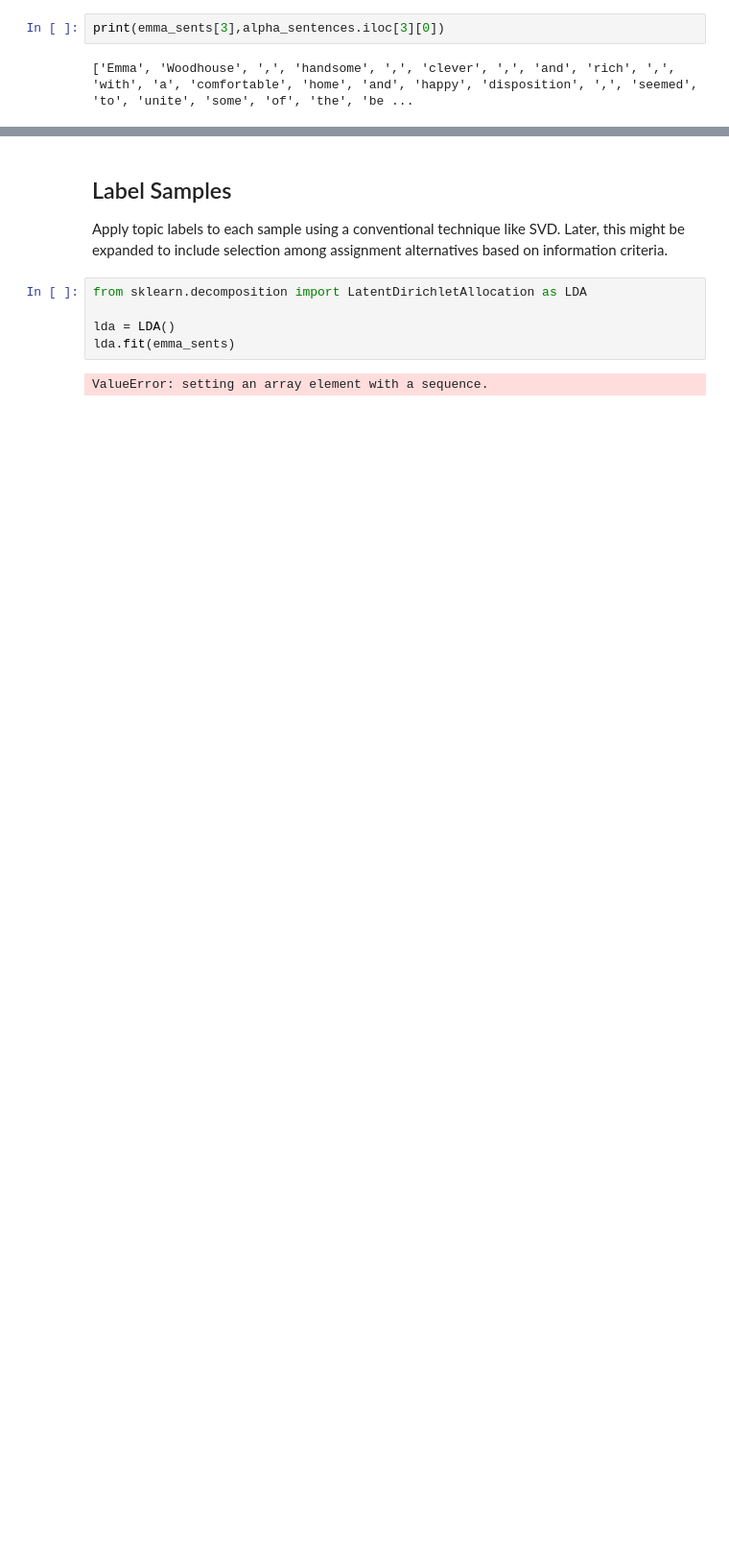
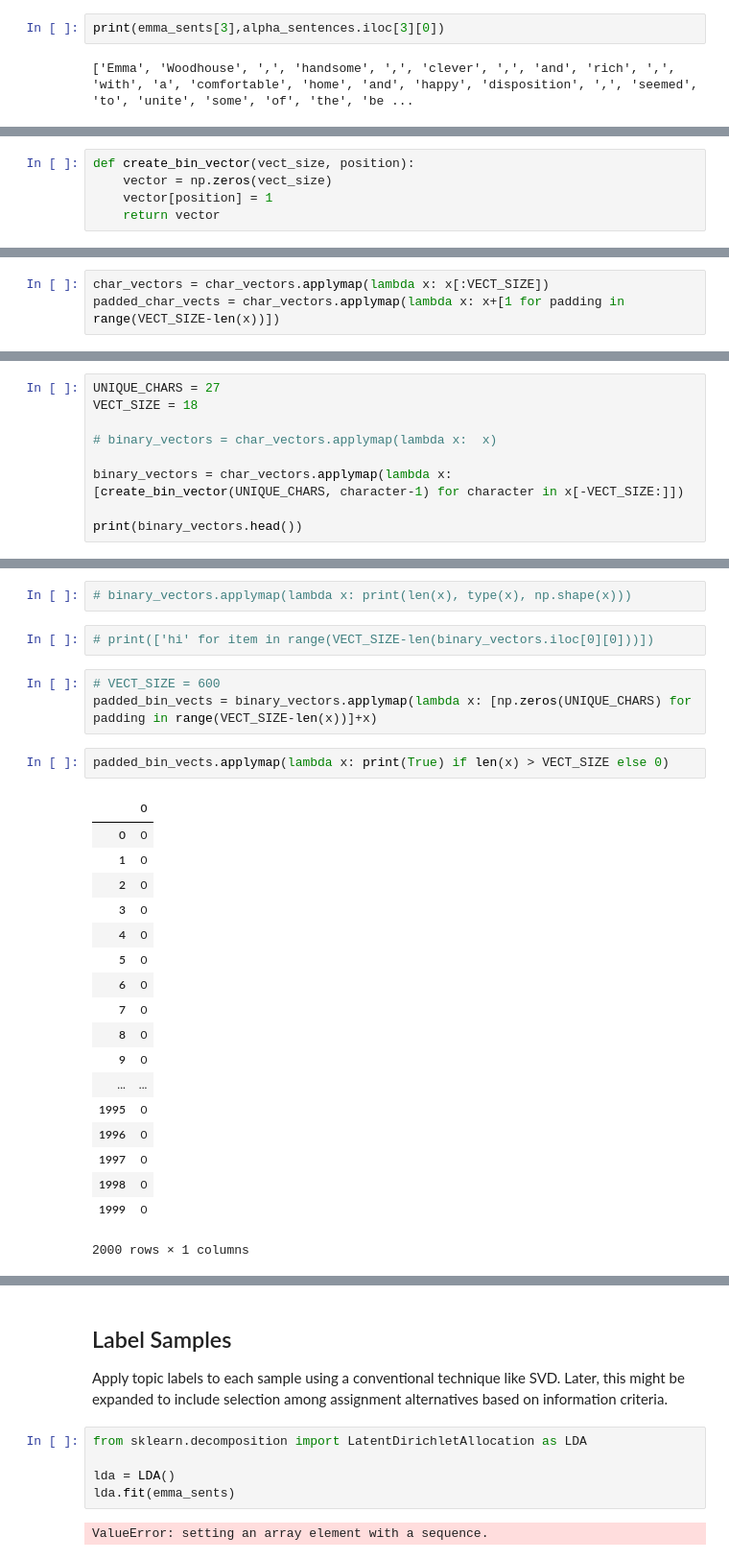
Before and after one commit to OmegaHorizonResearch/subject-scholar, a Jupyter notebook: subject_scholar.ipynb, the cells around one changed output, grey strips where cells are left out. Shown: that part at 96% size. Saved outputs shown, nothing was run; the diff lists cells and outputs as text; blank space fills up the shorter version.

Commit message:
feat: Experiment with CNN for VAE of text on character level

```diff
--- a/subject_scholar.ipynb
+++ b/subject_scholar.ipynb
@@ -65,0 +119,5 @@ print(emma_sents[3],alpha_sentences.iloc[3][0])
+# %%
+def create_bin_vector(vect_size, position):
+    vector = np.zeros(vect_size)
+    vector[position] = 1
+    return vector
@@ -65,0 +126,3 @@ print(emma_sents[3],alpha_sentences.iloc[3][0])
+# %%
+char_vectors = char_vectors.applymap(lambda x: x[:VECT_SIZE])
+padded_char_vects = char_vectors.applymap(lambda x: x+[1 for padding in range(VECT_SIZE-len(x))])
@@ -65,0 +147,9 @@ print(emma_sents[3],alpha_sentences.iloc[3][0])
+# %%
+UNIQUE_CHARS = 27
+VECT_SIZE = 18
+
+# binary_vectors = char_vectors.applymap(lambda x:  x)
+
+binary_vectors = char_vectors.applymap(lambda x: [create_bin_vector(UNIQUE_CHARS, character-1) for character in x[-VECT_SIZE:]])
+
+print(binary_vectors.head())
@@ -65,0 +187,28 @@ print(emma_sents[3],alpha_sentences.iloc[3][0])
+# %%
+# binary_vectors.applymap(lambda x: print(len(x), type(x), np.shape(x)))
+# %%
+# print(['hi' for item in range(VECT_SIZE-len(binary_vectors.iloc[0][0]))])
+# %%
+# VECT_SIZE = 600
+padded_bin_vects = binary_vectors.applymap(lambda x: [np.zeros(UNIQUE_CHARS) for padding in range(VECT_SIZE-len(x))]+x)
+# %%
+padded_bin_vects.applymap(lambda x: print(True) if len(x) > VECT_SIZE else 0)
+# %% [output]
+|  | 0 |
+| 0 | 0 |
+| 1 | 0 |
+| 2 | 0 |
+| 3 | 0 |
+| 4 | 0 |
+| 5 | 0 |
+| 6 | 0 |
+| 7 | 0 |
+| 8 | 0 |
+| 9 | 0 |
+| ... | ... |
+| 1995 | 0 |
+| 1996 | 0 |
+| 1997 | 0 |
+| 1998 | 0 |
+| 1999 | 0 |
+2000 rows × 1 columns
```
Also changed, not shown: parts of 47 cells of this notebook.
